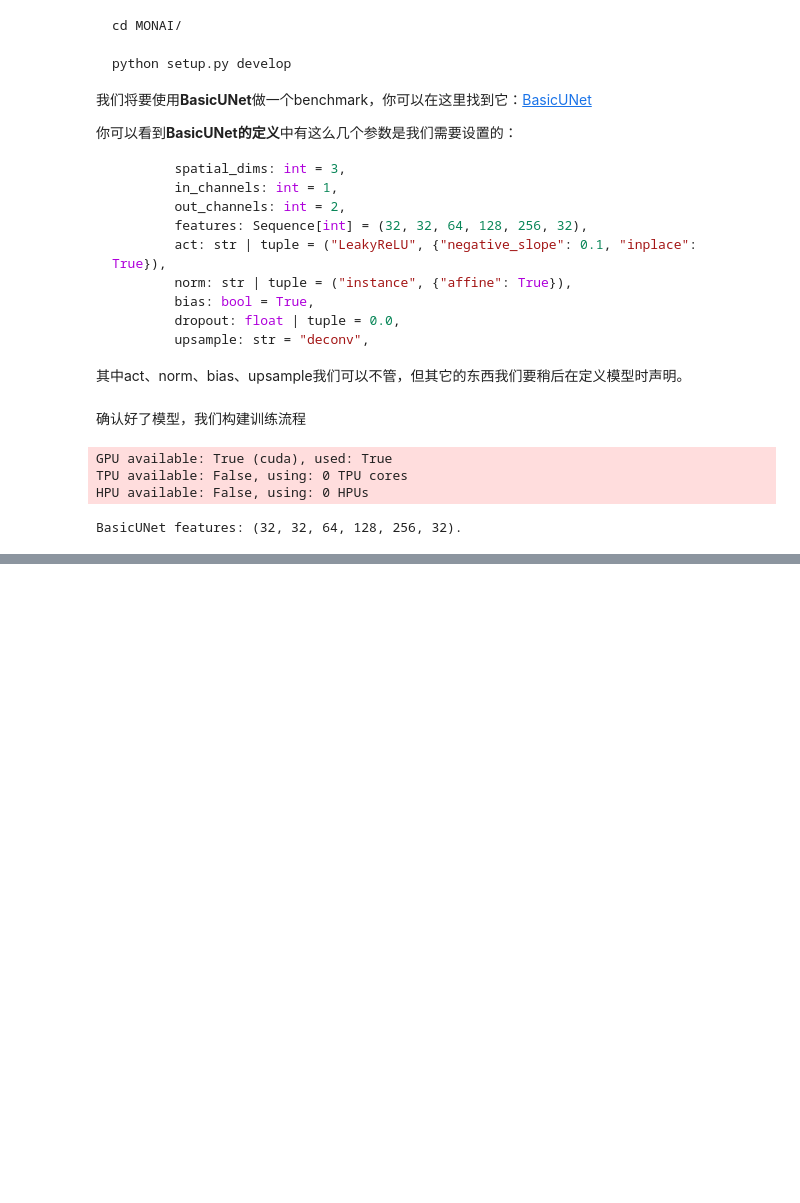
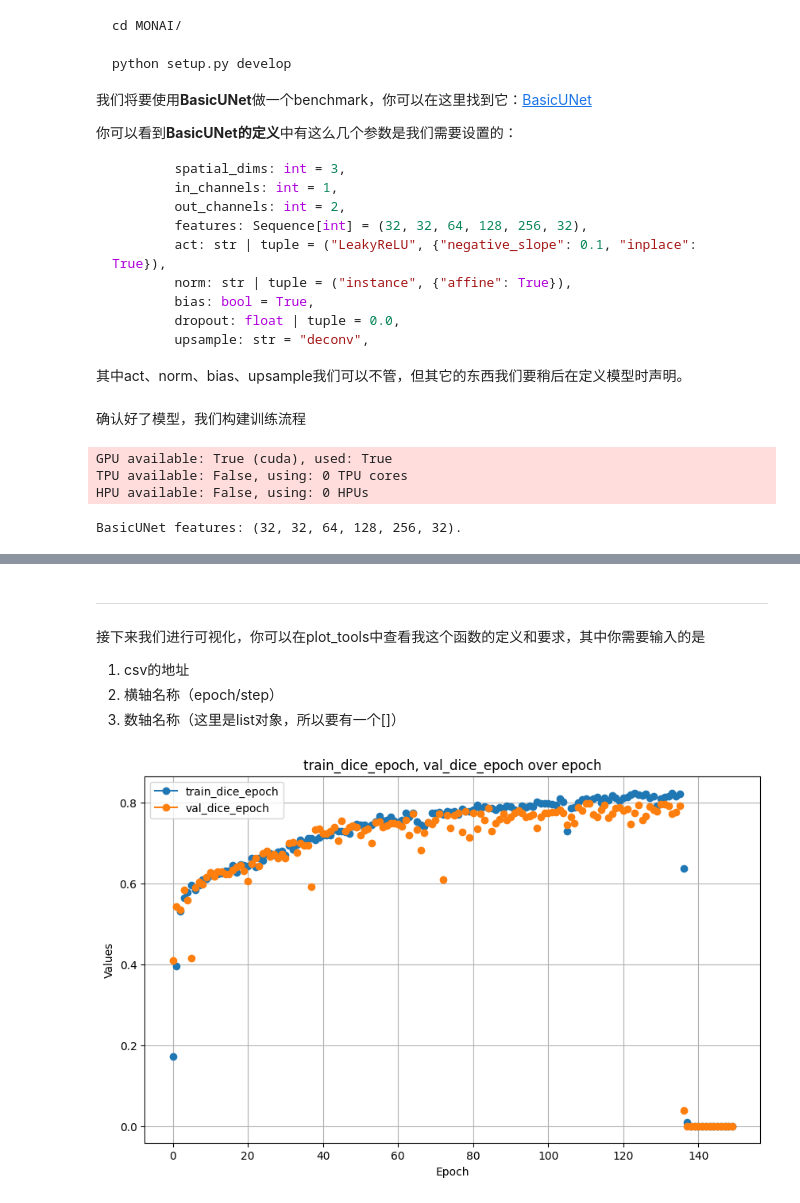
Before and after one commit to lgy112112/UNethology, a Jupyter notebook: Brain_Tumor_Segmentation_UNet/train.ipynb, the cells around one changed output, grey strips where cells are left out. Cells and saved outputs as stored; diff of their text form; code cells hidden in the pictures; blank space fills up the shorter version.

Commit message:
plot_tools

```diff
--- a/Brain_Tumor_Segmentation_UNet/train.ipynb
+++ b/Brain_Tumor_Segmentation_UNet/train.ipynb
@@ -373,0 +384,12 @@ LOCAL_RANK: 0 - CUDA_VISIBLE_DEVICES: [0]
+# %% [markdown]
+---
+# %% [markdown]
+接下来我们进行可视化，你可以在plot_tools中查看我这个函数的定义和要求，其中你需要输入的是
+1. csv的地址
+2. 横轴名称（epoch/step）
+3. 数轴名称（这里是list对象，所以要有一个[]）
+# %%
+from UNethology.plot_tools import plot_metrics
+plot_metrics('UNet_logs/UNet/version_33/metrics.csv', 'epoch', ['train_dice_epoch', 'val_dice_epoch'])
+# %% [output]
+[figure, added]
```
Also changed, not shown: parts of 2 cells of this notebook, 1 other file.
